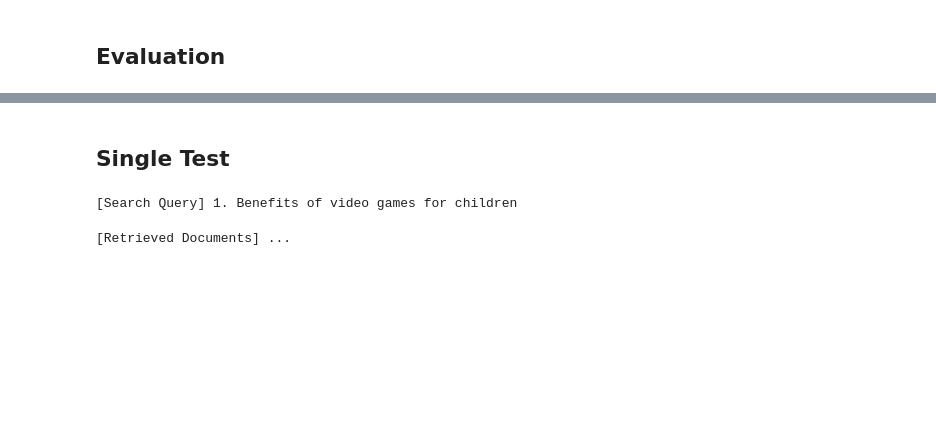
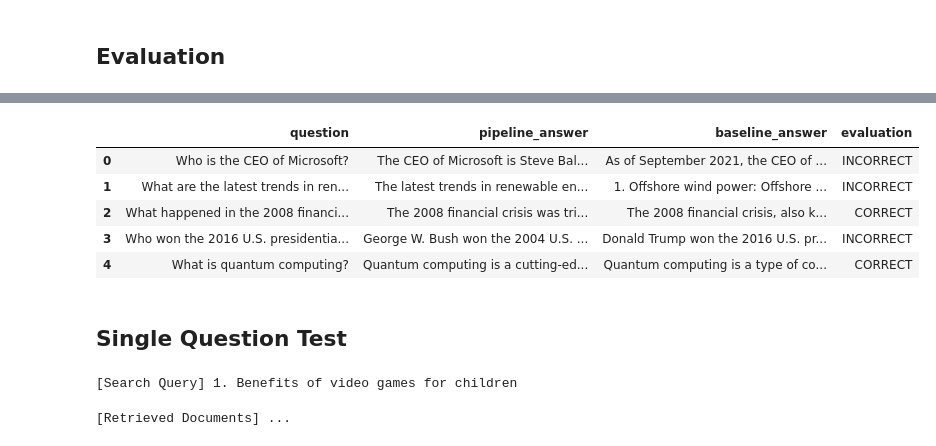
Before and after one commit to Samanaan/Lang_Chain_News_Project, a Jupyter notebook: News_query_project.ipynb, the cells around one changed output, grey strips where cells are left out. Cells and saved outputs as stored; diff of their text form; code cells hidden in the pictures; blank space fills up the shorter version.

```diff
--- a/News_query_project.ipynb
+++ b/News_query_project.ipynb
@@ -449,5 +305,75 @@ df
+# %%
+from langchain.prompts import PromptTemplate
+from langchain.chains import LLMChain
+
+# Define evaluator prompt
+
+eval_prompt = PromptTemplate(
+    template="""
+You are an impartial evaluator. Compare the pipeline answer with the baseline answer.
+Use the retrieved documents as the ONLY ground truth. Do not trust tone or length.
+
+Rules:
+1. Mark an answer CORRECT only if:
+   - It matches the retrieved documents AND
+   - It includes inline citations (e.g. [Source-1]) that are consistent with the retrieved docs.
+2. If the pipeline answer and baseline disagree, mark INCORRECT unless the pipeline clearly
+   cites retrieved docs that directly support its claim.
+3. If the pipeline answer contains outdated or factually wrong info, mark INCORRECT.
+4. If the pipeline answer copies fact-check notes instead of giving a clean factual answer,
+   mark INCORRECT.
+5. If there is not enough verified evidence in the retrieved docs, mark as "INSUFFICIENT".
+
+Format:
+Return only one of the following:
+- CORRECT (factually correct & cited properly)
+- INCORRECT (factually wrong, outdated, or poorly cited)
+- INSUFFICIENT (not enough info to judge)
+
+Question: {question}
+Pipeline Answer: {pipeline_answer}
+Baseline Answer: {baseline_answer}
+Retrieved Docs: {retrieved_docs}
+
+Final Evaluation:
+""",
+    input_variables=["question", "pipeline_answer", "baseline_answer", "retrieved_docs"]
+)
+
+evaluator_chain = LLMChain(llm=llm, prompt=eval_prompt)
+
+# Run evaluation
+results = []
+for q in sample_questions:
+    pipeline_ans = get_final_answer(q)
+    baseline_ans = llm.invoke(q).content
+    retrieved = base_retriever.get_relevant_documents(q)  # fetch top docs
+
+    eval_result = evaluator_chain.run(
+        question=q,
+        pipeline_answer=pipeline_ans,
+        baseline_answer=baseline_ans,
+        retrieved_docs="\n".join([d.page_content for d in retrieved])
+    )
+
+    results.append({
+        "question": q,
+        "pipeline_answer": pipeline_ans,
+        "baseline_answer": baseline_ans,
+        "evaluation": eval_result.strip()
+    })
+
+df = pd.DataFrame(results)
+df
+# %% [output]
+|  | question | pipeline_answer | baseline_answer | evaluation |
+| 0 | Who is the CEO of Microsoft? | The CEO of Microsoft is Steve Bal... | As of September 2021, the CEO of ... | INCORRECT |
+| 1 | What are the latest trends in ren... | The latest trends in renewable en... | 1. Offshore wind power: Offshore ... | INCORRECT |
+| 2 | What happened in the 2008 financi... | The 2008 financial crisis was tri... | The 2008 financial crisis, also k... | CORRECT |
+| 3 | Who won the 2016 U.S. presidentia... | George W. Bush won the 2004 U.S. ... | Donald Trump won the 2016 U.S. pr... | INCORRECT |
+| 4 | What is quantum computing? | Quantum computing is a cutting-ed... | Quantum computing is a type of co... | CORRECT |
 # %% [markdown]
-## Single Test
+## Single Question Test
 # %%
 if __name__ == "__main__":
     user_q = "Are video games good for children?"
```
Also changed, not shown: parts of 16 cells of this notebook.
